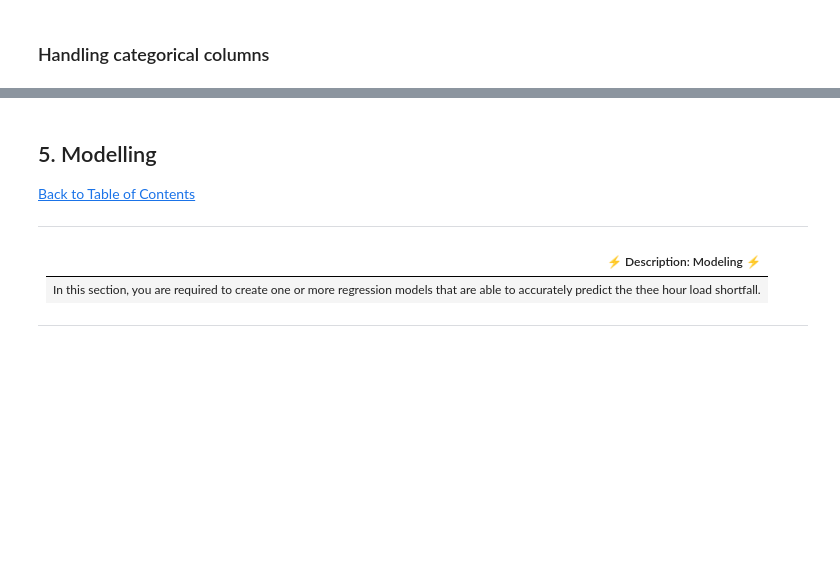
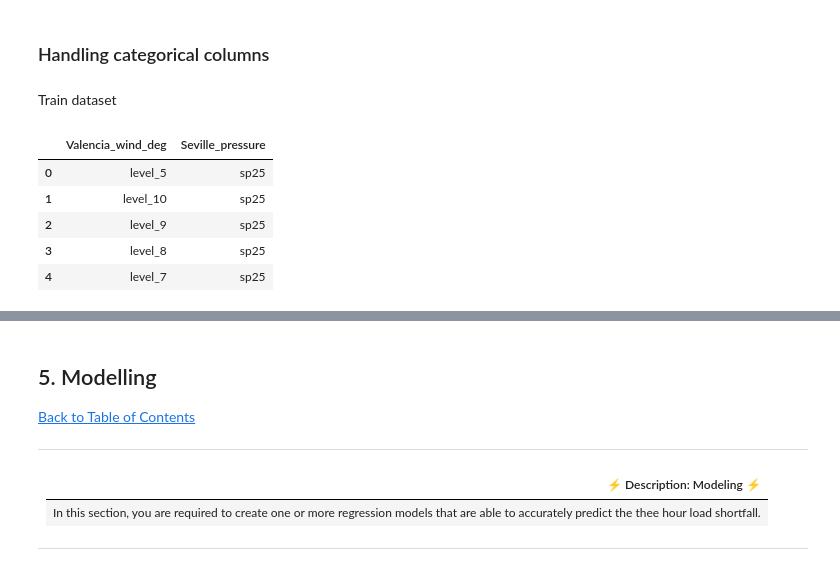
Before and after one commit to AneleMaphalala/Regression-Sprint-2307FTDS-Anele-Maphalala, a Jupyter notebook: Notebook.ipynb, the cells around one changed output, grey strips where cells are left out. Drawn from its saved outputs; the diff is of its cells as text; code cells hidden in the pictures; blank space fills up the shorter version.

```diff
--- a/Notebook.ipynb
+++ b/Notebook.ipynb
@@ -342,9 +340,9 @@ datetime64[ns]
 # %%
 # Extract year, month, day, and time from the "time" column
-df_train['Year'] = df_train['time'].dt.year
-df_train['Month'] = df_train['time'].dt.month
-df_train['Day'] = df_train['time'].dt.day
-df_train['Hour'] = df_train['time'].dt.hour
-df_train['Minute'] = df_train['time'].dt.minute
-df_train['Second'] = df_train['time'].dt.second
+df_train_year['year'] = df_train_year['time'].dt.year
+df_train_year['hour'] = df_train_year['time'].dt.hour
+df_train_year['day'] = df_train_year['time'].dt.day
+df_train_year['month'] = df_train_year['time'].dt.month
+df_train_year['minute'] = df_train_year['time'].dt.minute
+df_train_year['second'] = df_train_year['time'].dt.second
 # %%
@@ -393,0 +377,9 @@ Name: Valencia_pressure, Length: 2920, dtype: float64
+# %%
+# Convert time column to datetime
+df_train['time'] = pd.to_datetime(df_train['time'])
+df_train['hour'] = df_train['time'].dt.hour
+df_train['day'] = df_train['time'].dt.day
+df_train['month'] = df_train['time'].dt.month
+
+# Check data type
+print(df_train['time'].dtype)
@@ -401,3 +406,14 @@ df_train.drop('Unnamed: 0', axis=1, inplace=True)
 df_test.drop('Unnamed: 0', axis=1, inplace=True)
 # %% [markdown]
 ### Handling categorical columns
+# %% [markdown]
+Train dataset
+# %%
+df_train.select_dtypes(include=['object']).head()
+# %% [output]
+|  | Valencia_wind_deg | Seville_pressure |
+| 0 | level_5 | sp25 |
+| 1 | level_10 | sp25 |
+| 2 | level_9 | sp25 |
+| 3 | level_8 | sp25 |
+| 4 | level_7 | sp25 |
```
Also changed, not shown: parts of 48 cells of this notebook, 1 other file.
